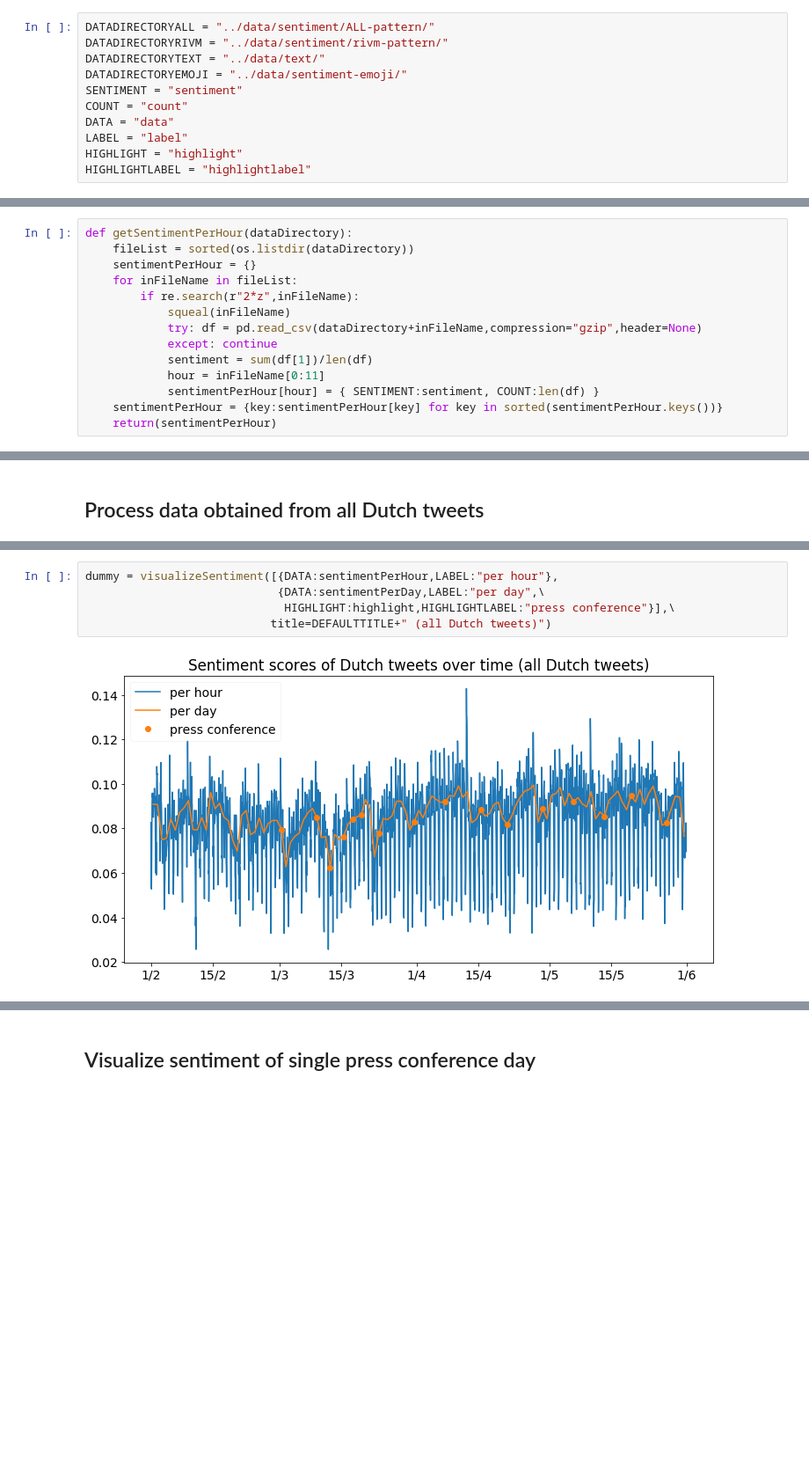
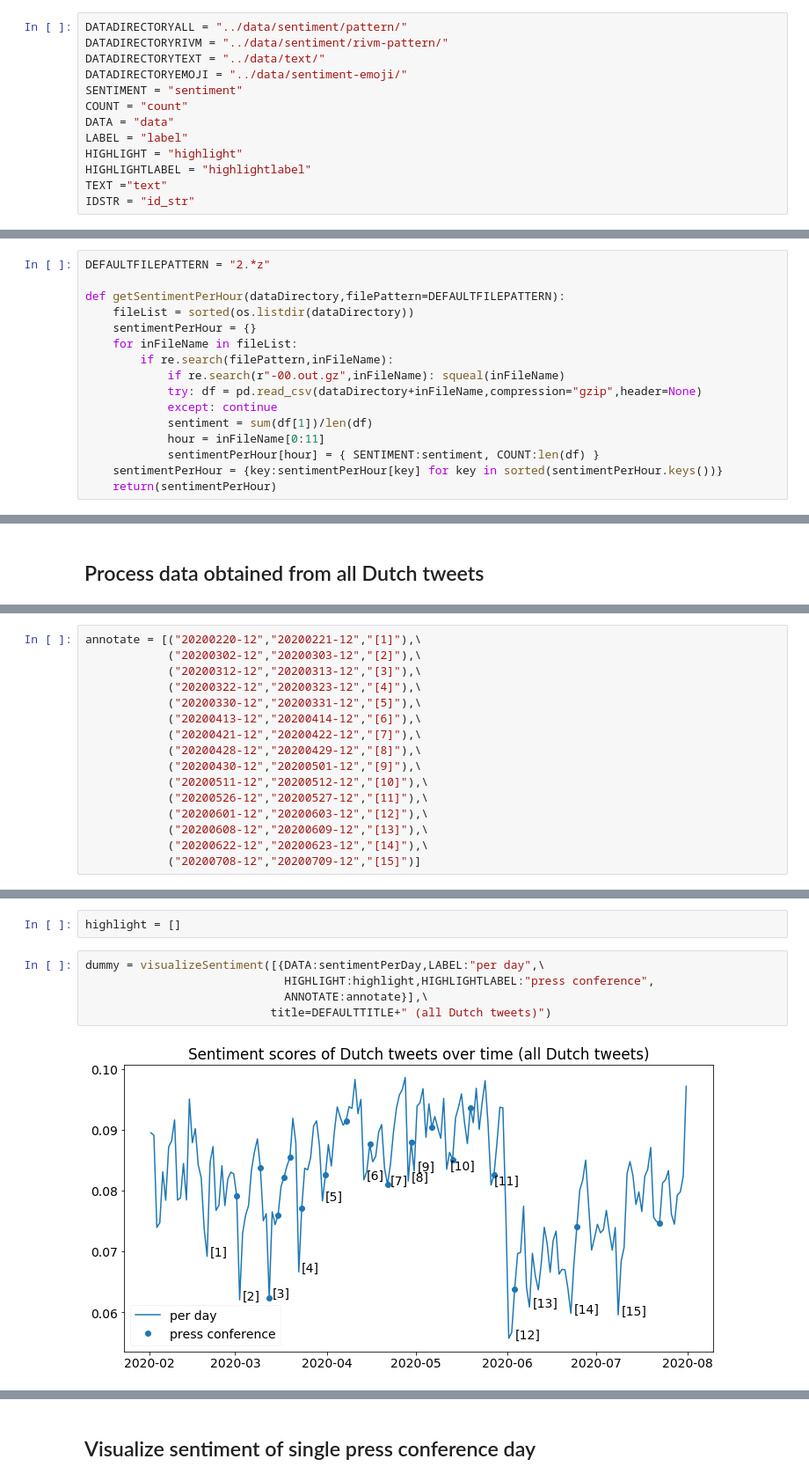
Before and after one commit to puregome/notebooks, a Jupyter notebook: sentiment-pattern.ipynb, the cells around one changed output, grey strips where cells are left out. Shown at 88% size. Cells and saved outputs as stored; diff of their text form; blank space fills up the shorter version.

```diff
--- a/sentiment-pattern.ipynb
+++ b/sentiment-pattern.ipynb
@@ -15,5 +18,5 @@ from IPython.display import clear_output
 # %%
-DATADIRECTORYALL = "../data/sentiment/ALL-pattern/"
+DATADIRECTORYALL = "../data/sentiment/pattern/"
 DATADIRECTORYRIVM = "../data/sentiment/rivm-pattern/"
 DATADIRECTORYTEXT = "../data/text/"
 DATADIRECTORYEMOJI = "../data/sentiment-emoji/"
@@ -23,6 +26,8 @@ DATA = "data"
 LABEL = "label"
 HIGHLIGHT = "highlight"
 HIGHLIGHTLABEL = "highlightlabel"
+TEXT ="text"
+IDSTR = "id_str"
 # %%
 def squeal(text=None):
     clear_output(wait=True)
@@ -30,12 +35,14 @@ def squeal(text=None):
 # %% [markdown]
 ## Read hourly sentiment analysis by pattern's sentiment analysis
 # %%
-def getSentimentPerHour(dataDirectory):
+DEFAULTFILEPATTERN = "2.*z"
+
+def getSentimentPerHour(dataDirectory,filePattern=DEFAULTFILEPATTERN):
     fileList = sorted(os.listdir(dataDirectory))
     sentimentPerHour = {}
     for inFileName in fileList:
-        if re.search(r"2*z",inFileName):
-            squeal(inFileName)
+        if re.search(filePattern,inFileName):
+            if re.search(r"-00.out.gz",inFileName): squeal(inFileName)
             try: df = pd.read_csv(dataDirectory+inFileName,compression="gzip",header=None)
             except: continue
             sentiment = sum(df[1])/len(df)
@@ -95,3 +116,19 @@ highlight = ["20200301-12","20200309-12",\
+# %%
+annotate = [("20200220-12","20200221-12","[1]"),\
+            ("20200302-12","20200303-12","[2]"),\
+            ("20200312-12","20200313-12","[3]"),\
+            ("20200322-12","20200323-12","[4]"),\
+            ("20200330-12","20200331-12","[5]"),\
+            ("20200413-12","20200414-12","[6]"),\
+            ("20200421-12","20200422-12","[7]"),\
+            ("20200428-12","20200429-12","[8]"),\
+            ("20200430-12","20200501-12","[9]"),\
+            ("20200511-12","20200512-12","[10]"),\
+            ("20200526-12","20200527-12","[11]"),\
+            ("20200601-12","20200603-12","[12]"),\
+            ("20200608-12","20200609-12","[13]"),\
+            ("20200622-12","20200623-12","[14]"),\
+            ("20200708-12","20200709-12","[15]")]
 # %%
 sentimentPerHour = getSentimentPerHour(DATADIRECTORYALL)
 sentimentPerDay = makeSentimentPerDay(sentimentPerHour)
@@ -100,7 +137,9 @@ sentimentPerDay = makeSentimentPerDay(sentimentPerHour)
+# %%
+highlight = []
 # %%
-dummy = visualizeSentiment([{DATA:sentimentPerHour,LABEL:"per hour"},
-                            {DATA:sentimentPerDay,LABEL:"per day",\
-                             HIGHLIGHT:highlight,HIGHLIGHTLABEL:"press conference"}],\
+dummy = visualizeSentiment([{DATA:sentimentPerDay,LABEL:"per day",\
+                             HIGHLIGHT:highlight,HIGHLIGHTLABEL:"press conference",
+                             ANNOTATE:annotate}],\
                            title=DEFAULTTITLE+" (all Dutch tweets)")
 # %% [output]
-[figure, old version]
+[figure, new version]
```
Also changed, not shown: parts of 21 cells of this notebook.
